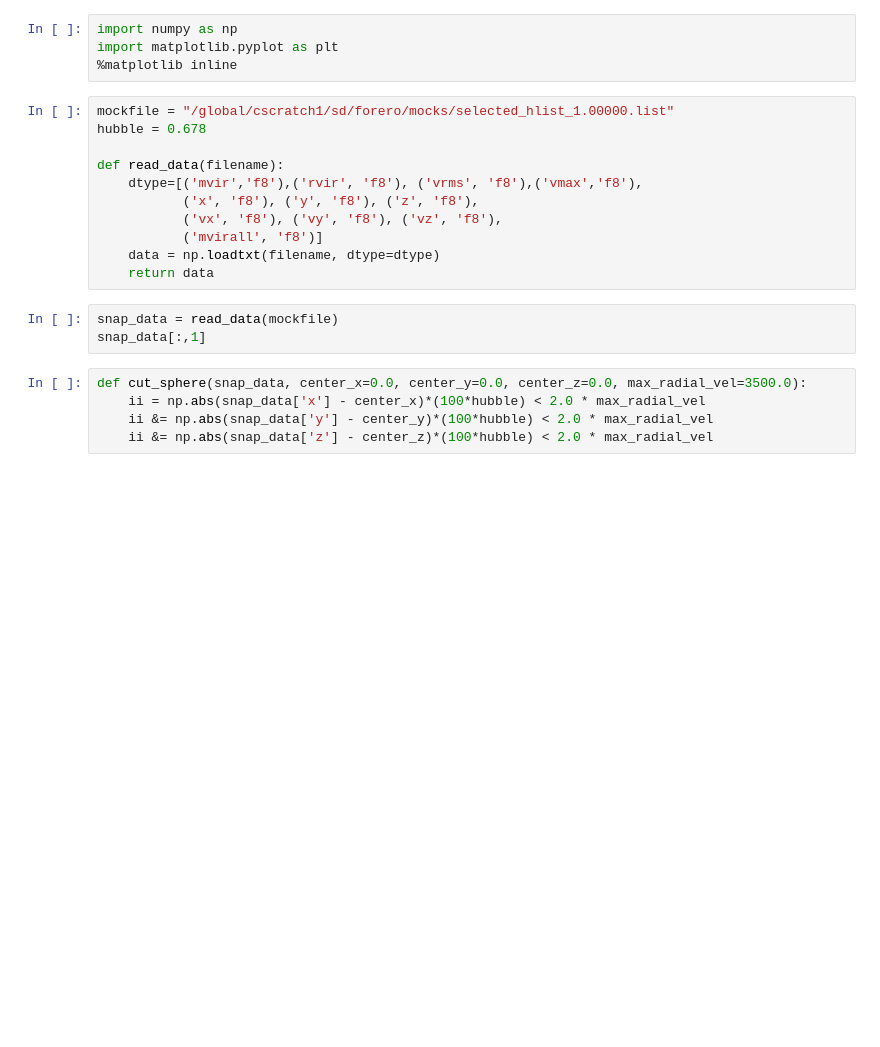
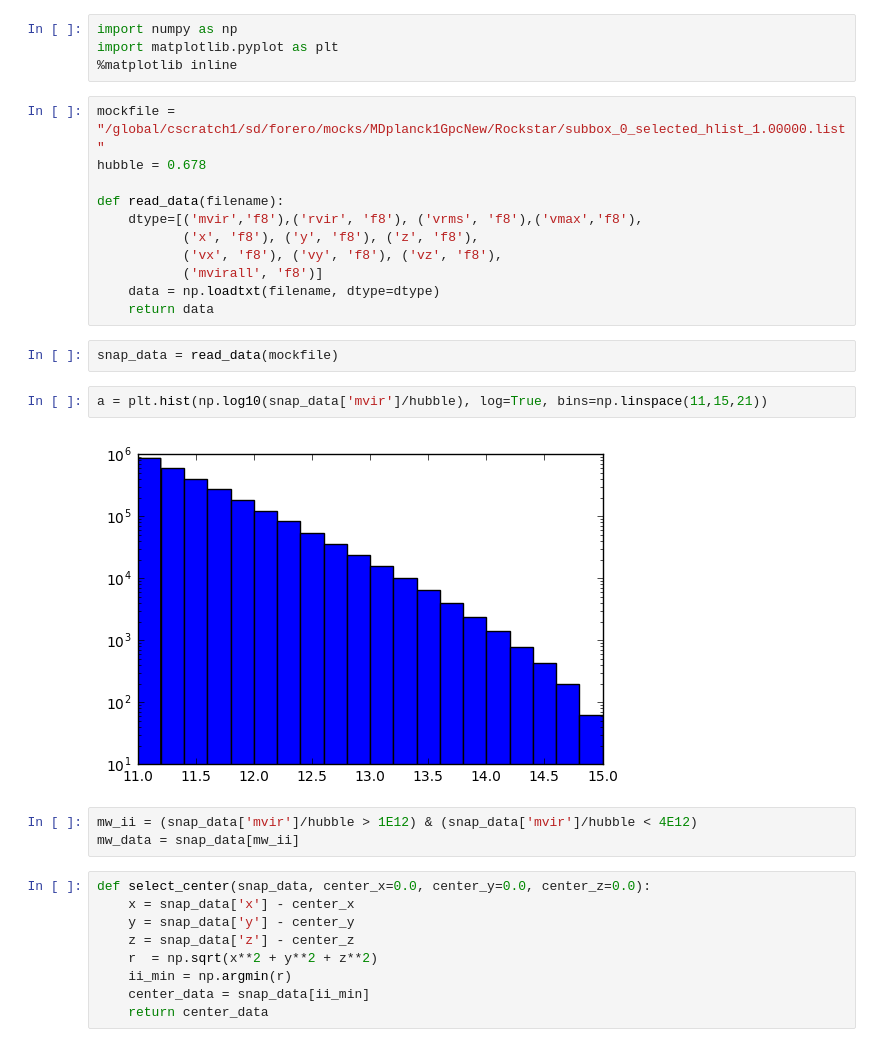
Before and after one commit to forero/IllustrisGroups, a Jupyter notebook: src/multidark.ipynb, the cells around one changed output. Saved outputs shown, nothing was run; the diff lists cells and outputs as text; blank space fills up the shorter version.

Commit message:
spheres

```diff
--- a/src/multidark.ipynb
+++ b/src/multidark.ipynb
@@ -3,7 +3,7 @@ import numpy as np
 import matplotlib.pyplot as plt
 %matplotlib inline
 # %%
-mockfile = "/global/cscratch1/sd/forero/mocks/selected_hlist_1.00000.list"
+mockfile = "/global/cscratch1/sd/forero/mocks/MDplanck1GpcNew/Rockstar/subbox_0_selected_hlist_1.00000.list"
 hubble = 0.678
 
 def read_data(filename):
@@ -15,9 +15,19 @@ def read_data(filename):
     return data
 # %%
 snap_data = read_data(mockfile)
-snap_data[:,1]
+# %%
+a = plt.hist(np.log10(snap_data['mvir']/hubble), log=True, bins=np.linspace(11,15,21))
+# %% [output]
+[figure, added]
+# %%
+mw_ii = (snap_data['mvir']/hubble > 1E12) & (snap_data['mvir']/hubble < 4E12)
+mw_data = snap_data[mw_ii]
 # %%
-def cut_sphere(snap_data, center_x=0.0, center_y=0.0, center_z=0.0, max_radial_vel=3500.0):
-    ii = np.abs(snap_data['x'] - center_x)*(100*hubble) < 2.0 * max_radial_vel
-    ii &= np.abs(snap_data['y'] - center_y)*(100*hubble) < 2.0 * max_radial_vel
-    ii &= np.abs(snap_data['z'] - center_z)*(100*hubble) < 2.0 * max_radial_vel
+def select_center(snap_data, center_x=0.0, center_y=0.0, center_z=0.0):
+    x = snap_data['x'] - center_x
+    y = snap_data['y'] - center_y
+    z = snap_data['z'] - center_z
+    r  = np.sqrt(x**2 + y**2 + z**2)
+    ii_min = np.argmin(r)
+    center_data = snap_data[ii_min]
+    return center_data
```
Also changed, not shown: parts of 6 cells of this notebook.
